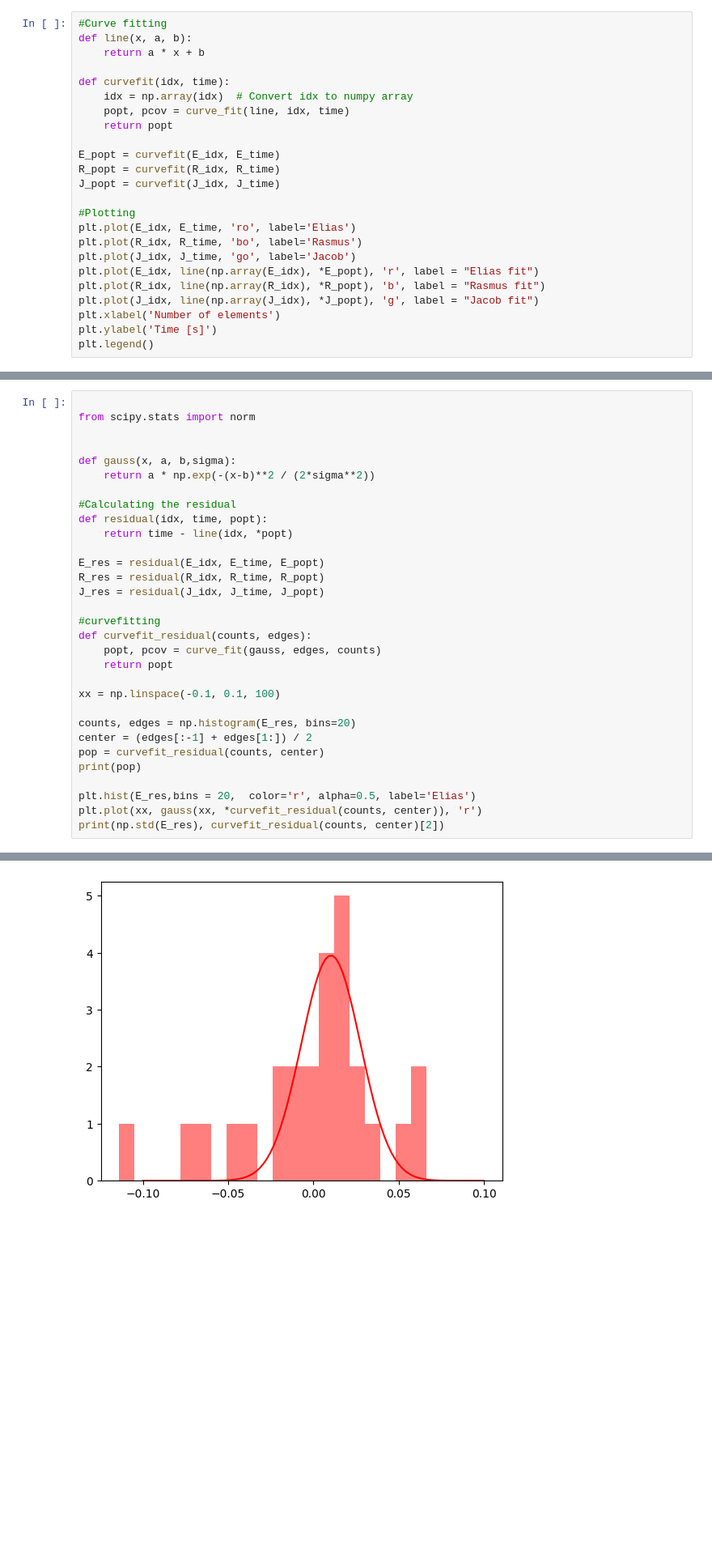
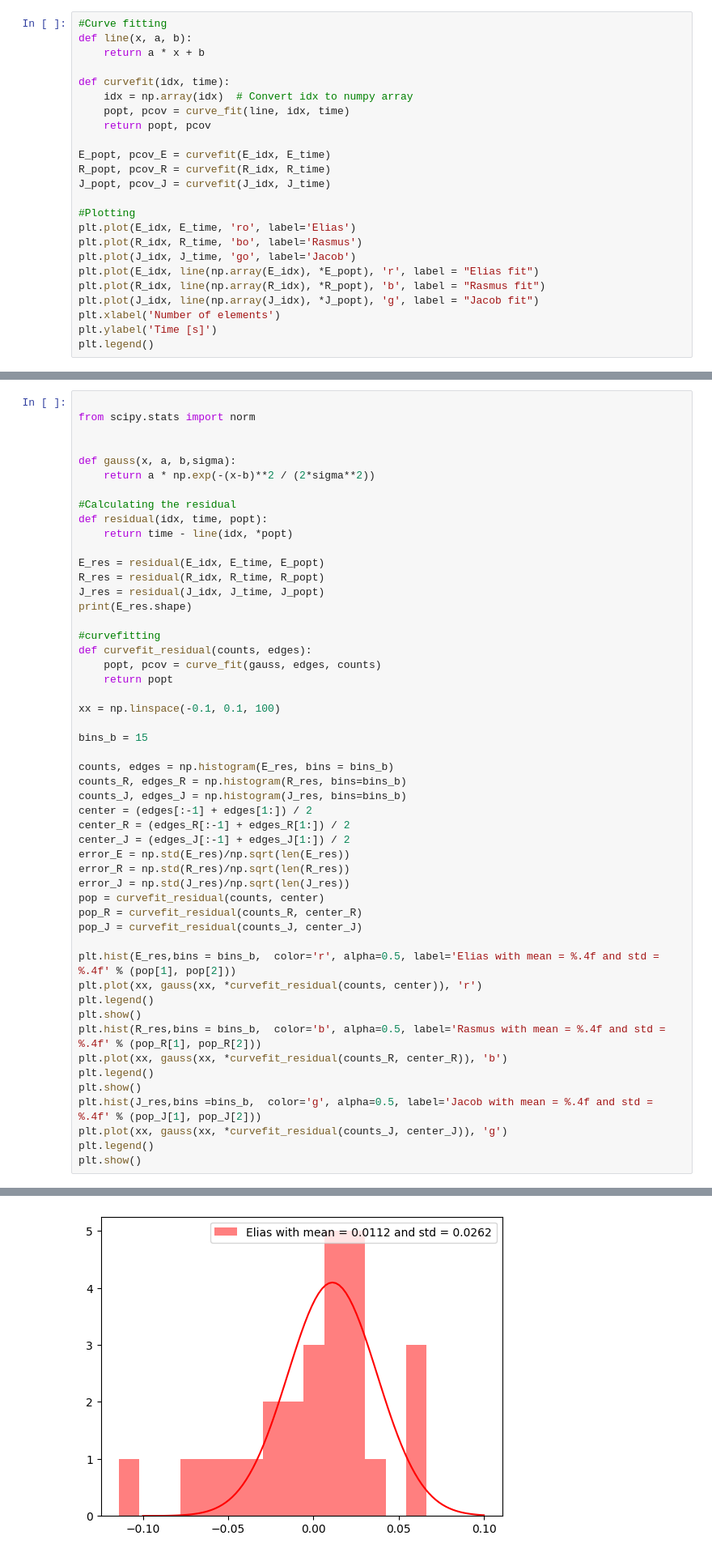
Before and after one commit to EliasBS/AppStat2024, a Jupyter notebook: Project/Pendulum/Data/DataBehandling.ipynb, the cells around one changed output, grey strips where cells are left out. Shown: that part at 81% size. Cells and saved outputs as stored; diff of their text form; blank space fills up the shorter version.

```diff
--- a/Project/Pendulum/Data/DataBehandling.ipynb
+++ b/Project/Pendulum/Data/DataBehandling.ipynb
@@ -26,11 +27,11 @@ def line(x, a, b):
 def curvefit(idx, time):
     idx = np.array(idx)  # Convert idx to numpy array
     popt, pcov = curve_fit(line, idx, time)
-    return popt
+    return popt, pcov
 
-E_popt = curvefit(E_idx, E_time)
-R_popt = curvefit(R_idx, R_time)
-J_popt = curvefit(J_idx, J_time)
+E_popt, pcov_E = curvefit(E_idx, E_time)
+R_popt, pcov_R = curvefit(R_idx, R_time)
+J_popt, pcov_J = curvefit(J_idx, J_time)
 
 #Plotting
 plt.plot(E_idx, E_time, 'ro', label='Elias')
@@ -60,6 +61,7 @@ def residual(idx, time, popt):
 E_res = residual(E_idx, E_time, E_popt)
 R_res = residual(R_idx, R_time, R_popt)
 J_res = residual(J_idx, J_time, J_popt)
+print(E_res.shape)
 
 #curvefitting
 def curvefit_residual(counts, edges):
@@ -68,12 +70,31 @@ def curvefit_residual(counts, edges):
 
 xx = np.linspace(-0.1, 0.1, 100)
 
-counts, edges = np.histogram(E_res, bins=20)
+bins_b = 15
+
+counts, edges = np.histogram(E_res, bins = bins_b)
+counts_R, edges_R = np.histogram(R_res, bins=bins_b)
+counts_J, edges_J = np.histogram(J_res, bins=bins_b)
 center = (edges[:-1] + edges[1:]) / 2
+center_R = (edges_R[:-1] + edges_R[1:]) / 2
+center_J = (edges_J[:-1] + edges_J[1:]) / 2
+error_E = np.std(E_res)/np.sqrt(len(E_res))
+error_R = np.std(R_res)/np.sqrt(len(R_res))
+error_J = np.std(J_res)/np.sqrt(len(J_res))
 pop = curvefit_residual(counts, center)
-print(pop)
+pop_R = curvefit_residual(counts_R, center_R)
+pop_J = curvefit_residual(counts_J, center_J)
 
-plt.hist(E_res,bins = 20,  color='r', alpha=0.5, label='Elias')
+plt.hist(E_res,bins = bins_b,  color='r', alpha=0.5, label='Elias with mean = %.4f and std = %.4f' % (pop[1], pop[2]))
 plt.plot(xx, gauss(xx, *curvefit_residual(counts, center)), 'r')
-print(np.std(E_res), curvefit_residual(counts, center)[2])
+plt.legend()
+plt.show()
+plt.hist(R_res,bins = bins_b,  color='b', alpha=0.5, label='Rasmus with mean = %.4f and std = %.4f' % (pop_R[1], pop_R[2]))
+plt.plot(xx, gauss(xx, *curvefit_residual(counts_R, center_R)), 'b')
+plt.legend()
+plt.show()
+plt.hist(J_res,bins =bins_b,  color='g', alpha=0.5, label='Jacob with mean = %.4f and std = %.4f' % (pop_J[1], pop_J[2]))
+plt.plot(xx, gauss(xx, *curvefit_residual(counts_J, center_J)), 'g')
+plt.legend()
+plt.show()
 # %% [output]
@@ -82 +102 @@ print(np.std(E_res), curvefit_residual(counts, center)[2])
-[figure, old version]
+[figure, new version]
```
Also changed, not shown: parts of 7 cells of this notebook.
